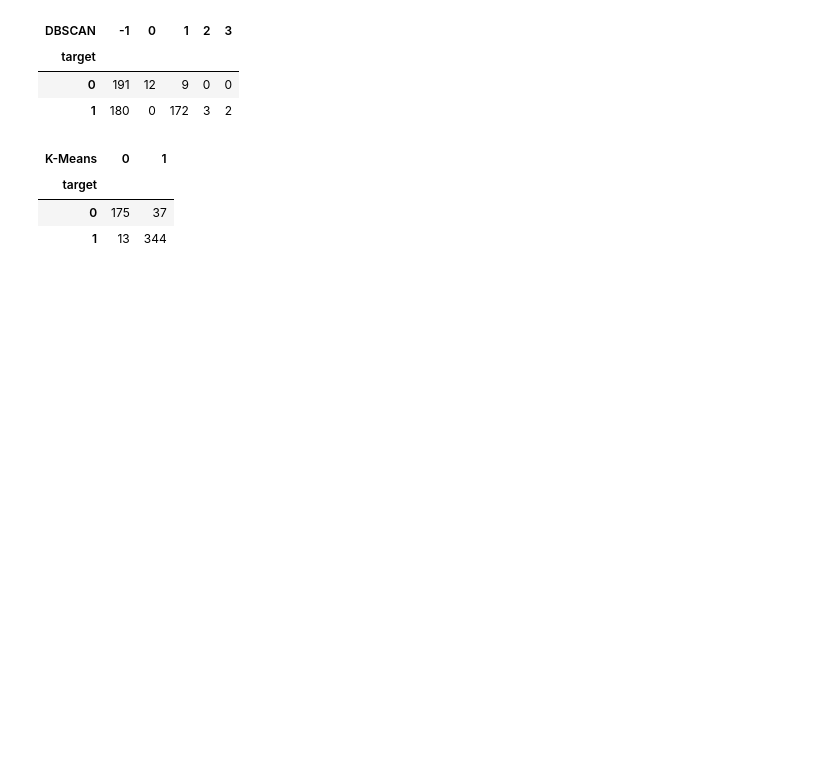
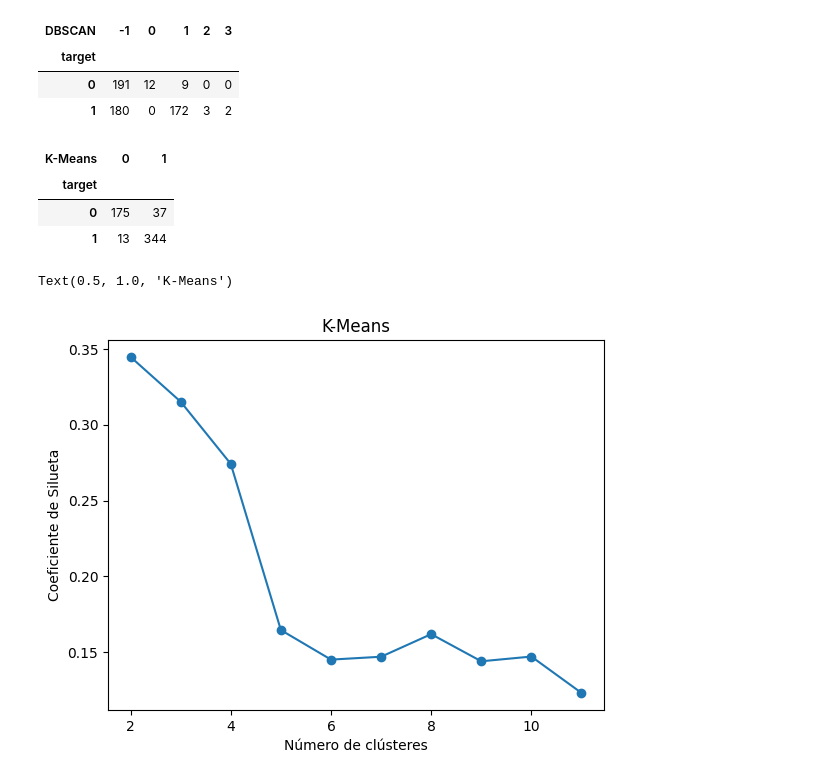
Before and after one commit to eanizainea/mlean2024_proyecto1, a Jupyter notebook: Código/Clustering.ipynb, the cells around one changed output. Saved outputs shown, nothing was run; the diff lists cells and outputs as text; code cells hidden in the pictures; blank space fills up the shorter version.

Commit message:
[Cluster Silhoutte ]

```diff
--- a/Código/Clustering.ipynb
+++ b/Código/Clustering.ipynb
@@ -268,3 +268,18 @@ cooocu
 | target |  |  |
 | 0 | 175 | 37 |
 | 1 | 13 | 344 |
+# %%
+kmeans_silhouette = []
+for k in range(10):
+    kmeans = KMeans(n_clusters=k+2, random_state=42)
+    labels_kmeans = kmeans.fit_predict(X_scaled)
+    silhouette_kmeans = silhouette_score(X_scaled, labels_kmeans)
+    kmeans_silhouette.append(silhouette_kmeans)
+
+plt.plot(range(2, 12), kmeans_silhouette, marker='o')
+plt.xlabel('Número de clústeres')
+plt.ylabel('Coeficiente de Silueta')
+plt.title('K-Means')
+# %% [output]
+Text(0.5, 1.0, 'K-Means')
+[figure, added]
```
